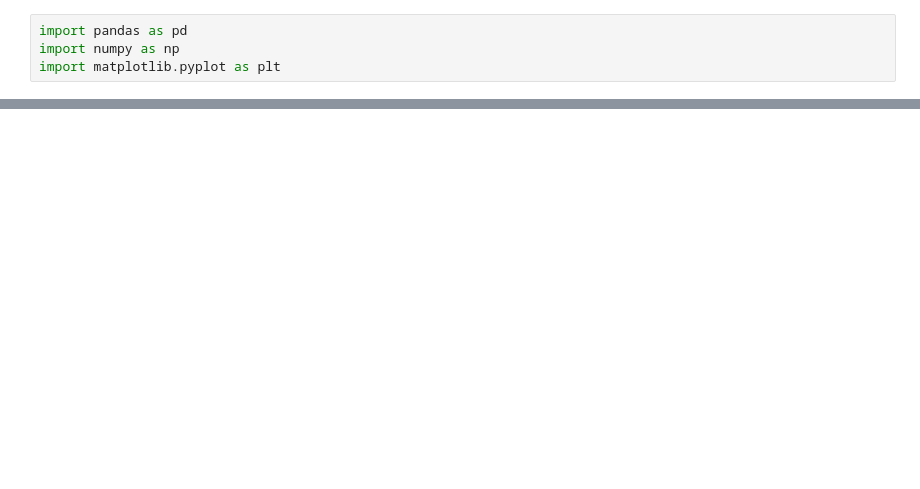
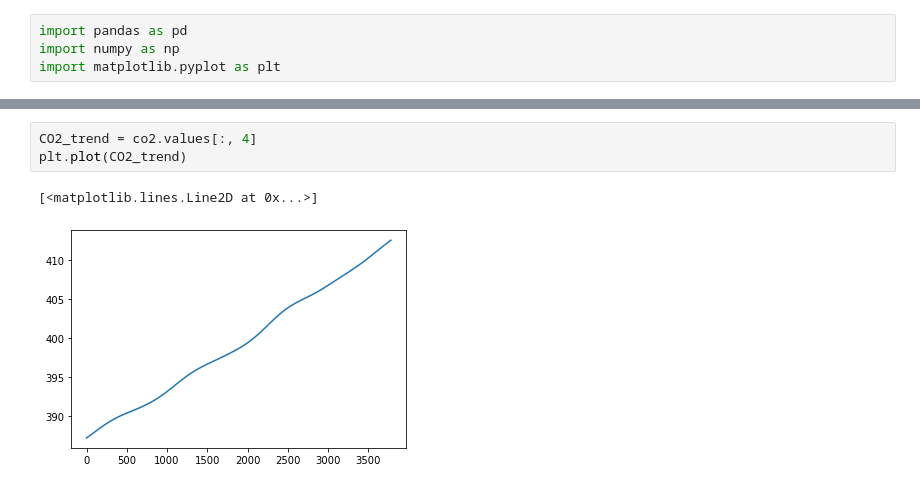
Before and after one commit to hitgo00/SC_209_Project, a Jupyter notebook: Model.ipynb, the cells around one changed output, grey strips where cells are left out. Saved outputs shown, nothing was run; the diff lists cells and outputs as text; blank space fills up the shorter version.

```diff
--- a/Model.ipynb
+++ b/Model.ipynb
@@ -53,0 +74,6 @@ Topt = Tavg[-3]
+# %%
+CO2_trend = co2.values[:, 4]
+plt.plot(CO2_trend)
+# %% [output]
+[<matplotlib.lines.Line2D at 0x...>]
+[figure, added]
```
Also changed, not shown: parts of 19 cells of this notebook, 1 other file.
